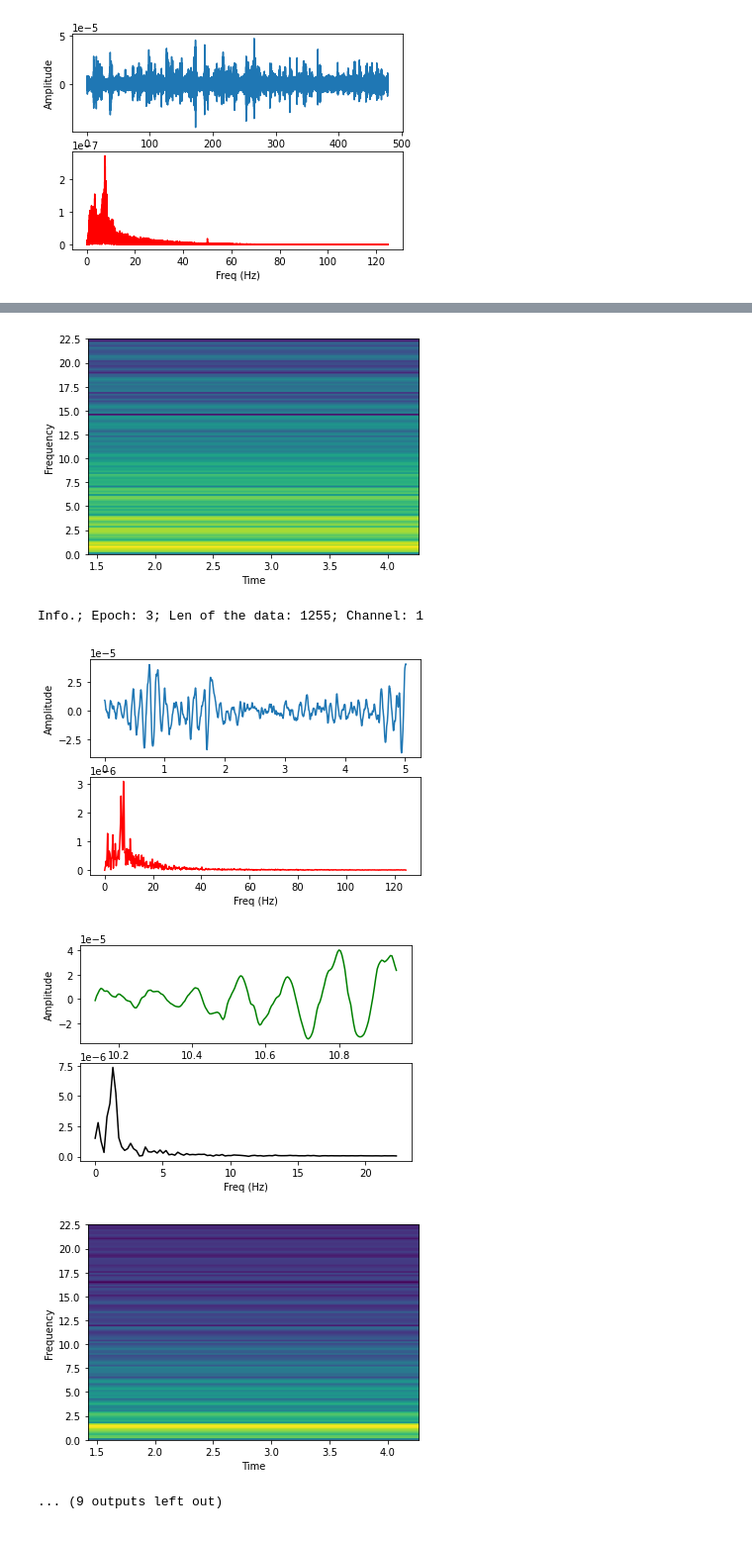
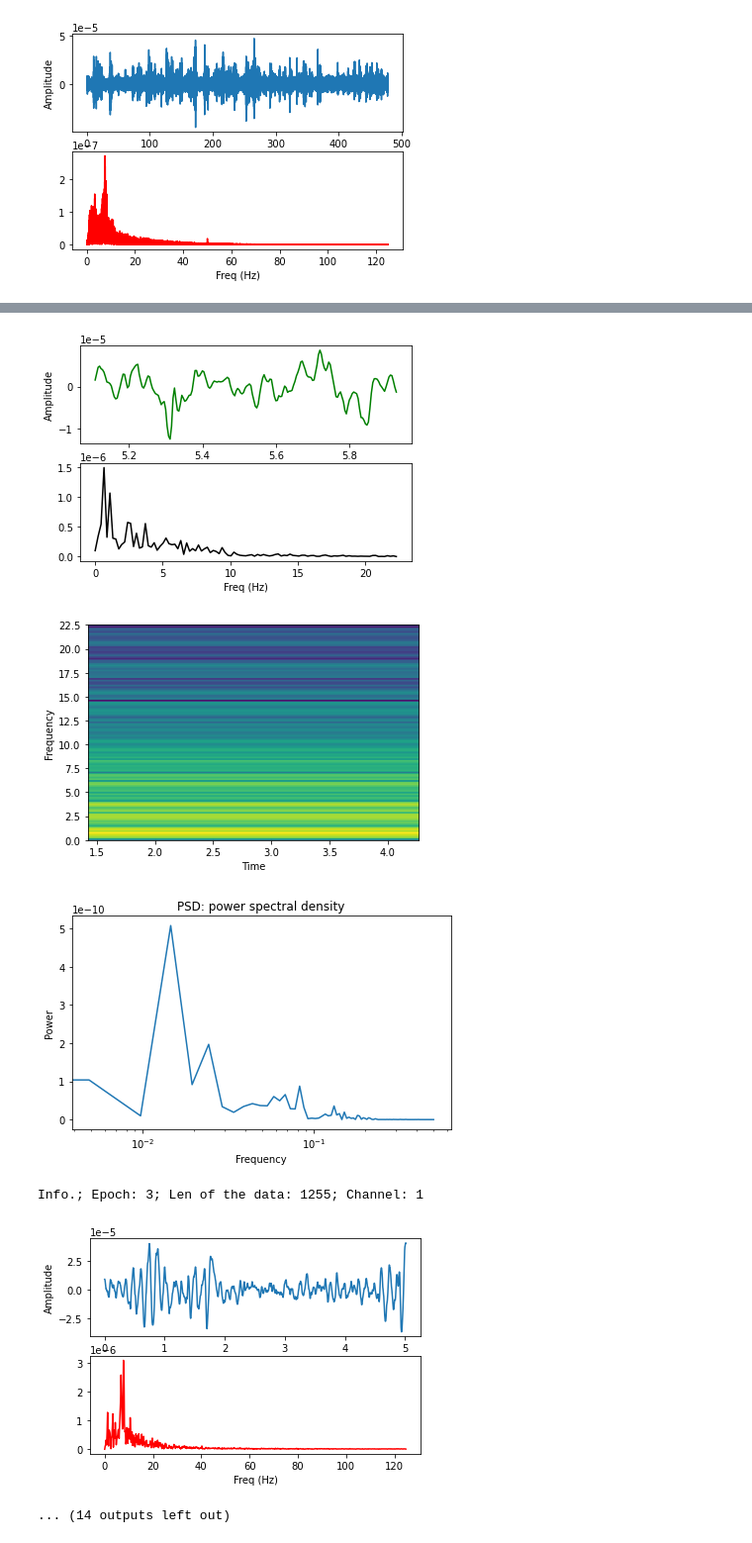
Before and after one commit to LaiaNO/EEG, a Jupyter notebook: 10_11_2020_EEGData.ipynb, the cells around one changed output, grey strips where cells are left out. Shown at 99% size. Cells and saved outputs as stored; diff of their text form; code cells hidden in the pictures.

```diff
--- a/10_11_2020_EEGData.ipynb
+++ b/10_11_2020_EEGData.ipynb
@@ -166,6 +166,7 @@ tfinal = 1257
 
 #
 r=0
+from scipy import signal
 
 #EPOCH COUNTER
 numepo= 1
@@ -186,6 +187,9 @@ for i in range(0,int(int(T)/5)):
     #SELECT FROM t AND group_date THE DATA FROM POSITIONS tinici to tfinal
     epoc_temps = t[tinici:tfinal-2]
     epoc_data = groups_date_finalle2[chanel,tinici:tfinal-2]
+
+    save_epoc_data.append(epoc_data)
+    save_epoc_temps.append(epoc_temps)
 
     #PRINT THE INFORMATION OF THIS EPOCH
     print("Info.; Epoch: "+str(numepo)+"; Len of the data: "+str(len(epoc_data))+"; Channel: "+str(chanel))
@@ -253,16 +257,22 @@ for i in range(0,int(int(T)/5)):
         plt.plot()
         plt.show()
 
-        #
+
         # Plot the spectrogram
         samplingFrequency   = 45
+        powerSpectrum, freqenciesFound, time, imageAxis = plt.specgram(powerv, Fs=samplingFrequency)
+        plt.xlabel('Time')
+        plt.ylabel('Frequency')
+        plt.show()
 
-        powerSpectrum, freqenciesFound, time, imageAxis = plt.specgram(powerv, Fs=samplingFrequency)
 
-        plt.xlabel('Time')
-
-        plt.ylabel('Frequency')
-
+        # Compute and plot the power spectral density (PSD)
+        freqs, psd = signal.welch(powerv)
+        plt.semilogx(freqs, psd)
+        plt.title('PSD: power spectral density')
+        plt.xlabel('Frequency')
+        plt.ylabel('Power')
+        plt.tight_layout()
         plt.show()
 
 
@@ -288,27 +298,20 @@ for i in range(0,int(int(T)/5)):
 
         #http://centaur.reading.ac.uk/76159/9/biosensors-08-00030%20%281%29.pdf
         #Power Spectral Density (PSD) for low frequency range (0.04 Hz to 0.15 Hz)
-        '''Y = np.fft.fft (power)/10
+        '''Y = np.fft.fft (epoc_data)/10
         Y = Y [range(10//2)]
-        LF = np.trapz (np.abs(Y[(frq ≥ 0.04) & (frq ≤ 0.15)]))
+        LF = np.trapz (np.abs(Y[(frq >= 4) & (frq <= 45)]))
         #PSD for high frequency range (0.16 Hz to 0.4 Hz)
-        HF = np.trapz(np.abs (Y[(frq ≥ 0.15) & (frq ≤ 0.4)]))
+        HF = np.trapz(np.abs (Y[(frq >= 0.15) & (frq <= 0.4)]))
         #PSD ratio between LF and HF
         LHF = LF / HF'''
 
 
-        '''f, Pxx_spec = signal.welch(x, 250, 'flattop', 1024, scaling='density')
-        plt.figure()
-        plt.semilogy(f, np.sqrt(Pxx_spec))
-        plt.xlabel('frequency [Hz]')
-        plt.ylabel('Linear spectrum [V RMS]')
-        plt.title('Power spectrum (scipy.signal.welch)')
-        plt.show()
-
-        pywt.dwt(x, wavelet)'''
+        '''pywt.dwt(x, wavelet)'''
 
 
         #cD5 - b.Power - power spectral density - (after - cut it in frec. and find the average, see it under the spectrum).
+
         printsome=printsome+1
 
 
@@ -325,9 +328,9 @@ Info.; Epoch: 2; Len of the data: 1255; Channel: 1
-[figure, old version]
+[figure, new version]
-Info.; Epoch: 3; Len of the data: 1255; Channel: 1
-[figure, old version]
+[figure, new version]
-[figure, old version]
+[figure, new version]
+Info.; Epoch: 3; Len of the data: 1255; Channel: 1
-[figure, old version]
+[figure, new version]
-... (9 outputs left out)
+... (14 outputs left out)
 # %%
 #https://pywavelets.readthedocs.io/en/latest/ref/dwt-discrete-wavelet-transform.html
 # %%
```
Also changed, not shown: parts of 5 cells of this notebook, 1 other file.
